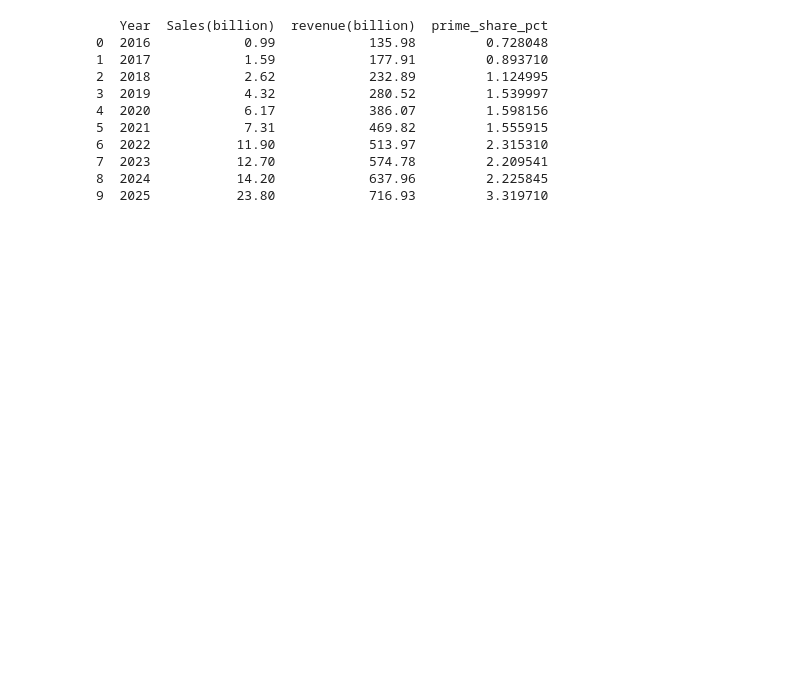
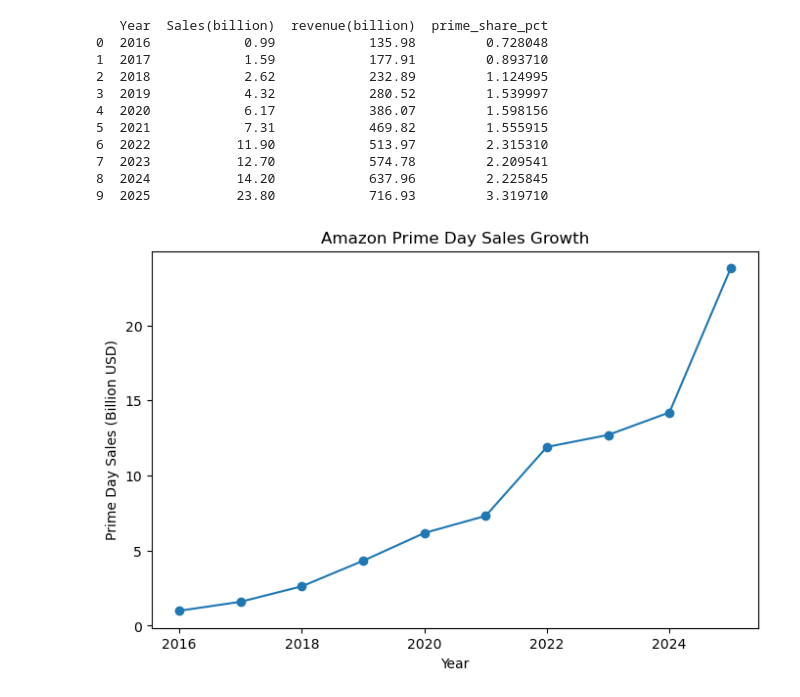
Before and after one commit to yunchen999/Amazon-prime-day, a Jupyter notebook: amazon.ipynb, the cells around one changed output. Cells and saved outputs as stored; diff of their text form; code cells hidden in the pictures; blank space fills up the shorter version.

```diff
--- a/amazon.ipynb
+++ b/amazon.ipynb
@@ -102,3 +102,16 @@ print(df_merge[["Year", "Sales(billion)", "revenue(billion)", "prime_share_pct"]
 7  2023           12.70            574.78         2.209541
 8  2024           14.20            637.96         2.225845
 9  2025           23.80            716.93         3.319710
+# %%
+import matplotlib.pyplot as plt
+
+plt.figure(figsize=(8,5))
+plt.plot(df_merge["Year"], df_merge["Sales(billion)"], marker="o")
+
+plt.title("Amazon Prime Day Sales Growth")
+plt.xlabel("Year")
+plt.ylabel("Prime Day Sales (Billion USD)")
+
+plt.show()
+# %% [output]
+[figure, added]
```
Also changed, not shown: parts of 4 cells of this notebook.
